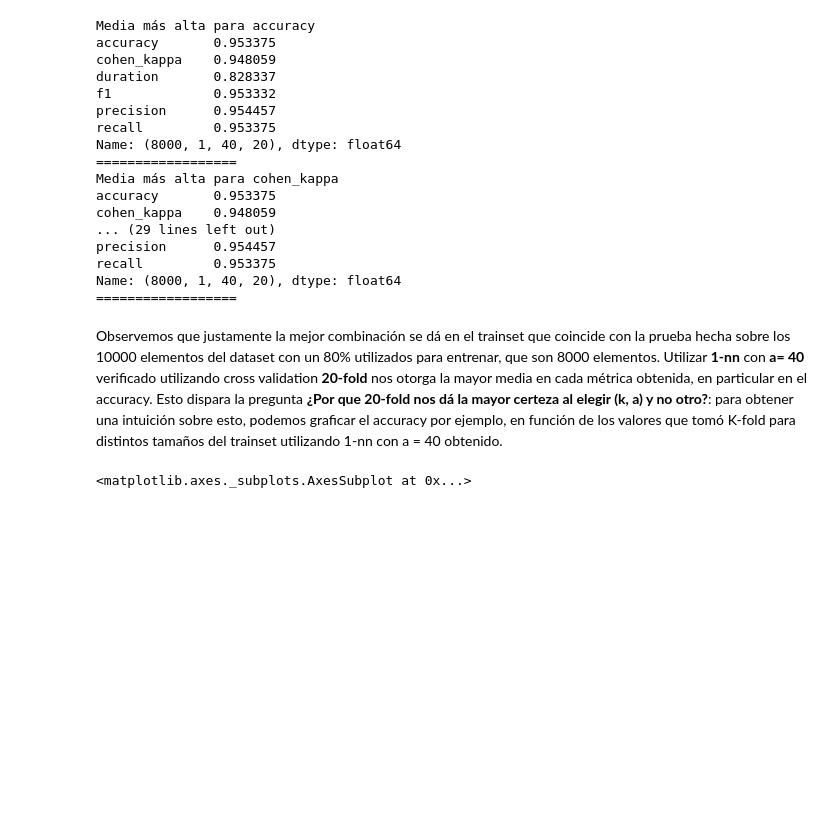
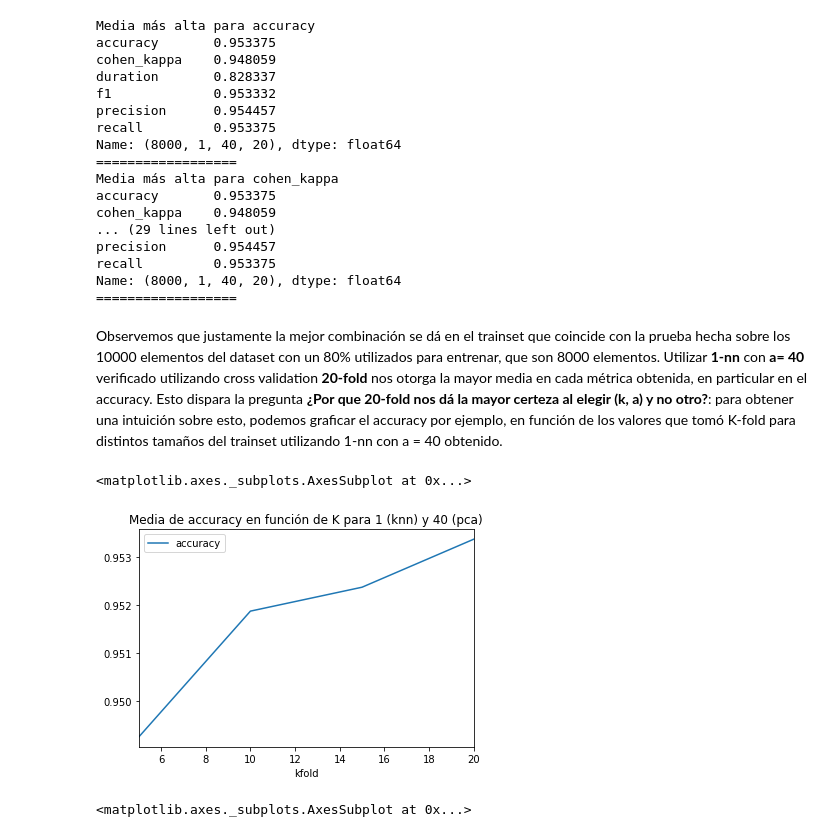
Before and after one commit to fzanollo/metodos-num, a Jupyter notebook: tp2/notebooks/exp_kfold.ipynb, the cells around one changed output. Saved outputs shown, nothing was run; the diff lists cells and outputs as text; code cells hidden in the pictures; blank space fills up the shorter version.

Commit message:
kfold informe, a revisar

```diff
--- a/tp2/notebooks/exp_kfold.ipynb
+++ b/tp2/notebooks/exp_kfold.ipynb
@@ -97,6 +97,15 @@ Name: (8000, 1, 40, 20), dtype: float64
 ==================
 # %% [markdown]
 Observemos que justamente la mejor combinación se dá en el trainset que coincide con la prueba hecha sobre los 10000 elementos del dataset con un 80% utilizados para entrenar, que son 8000 elementos. Utilizar __1-nn__ con __a= 40__ verificado utilizando cross validation __20-fold__ nos otorga la mayor media en cada métrica obtenida, en particular en el accuracy. Esto dispara la pregunta __¿Por que 20-fold nos dá la mayor certeza al elegir (k, a) y no otro?__: para obtener una intuición sobre esto, podemos graficar el accuracy por ejemplo, en función de los valores que tomó K-fold para distintos tamaños del trainset utilizando 1-nn con a = 40 obtenido.
+# %%
+knn=1
+pca=40
+
+grouped = data.groupby(['knn', 'pca', 'train_size', 'kfold']).mean()[['accuracy']]
+grouped.loc[knn, pca, 8000].plot(title=f"Media de accuracy en función de K para {knn} (knn) y {pca} (pca)")
+# %% [output]
+<matplotlib.axes._subplots.AxesSubplot at 0x...>
+[figure, added]
 # %%
 grouped = data.groupby(['kfold', 'train_size']).mean()[['accuracy']]
 grouped.unstack(level=1).plot(title="Media de accuracy en función de K por train size")
```
Also changed, not shown: parts of 3 cells of this notebook, 7 other files.
